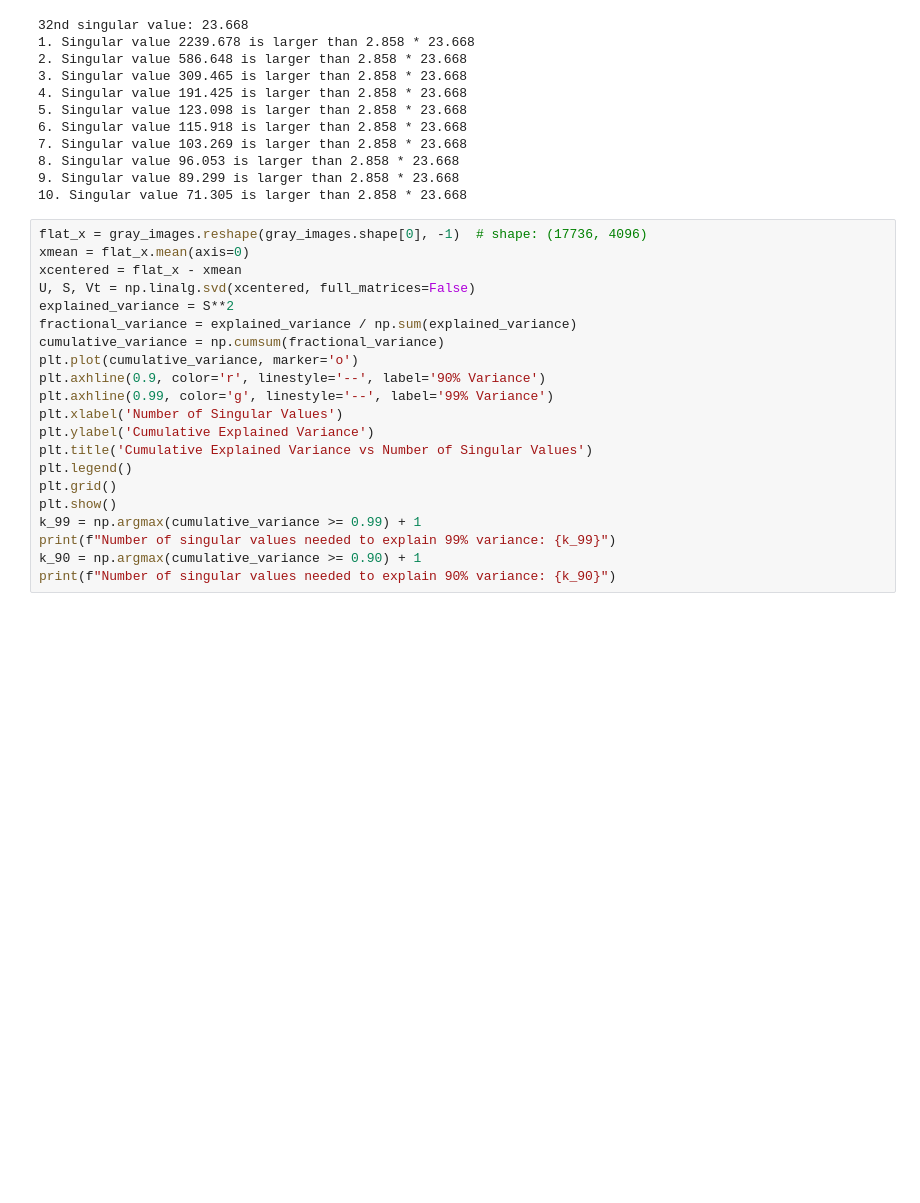
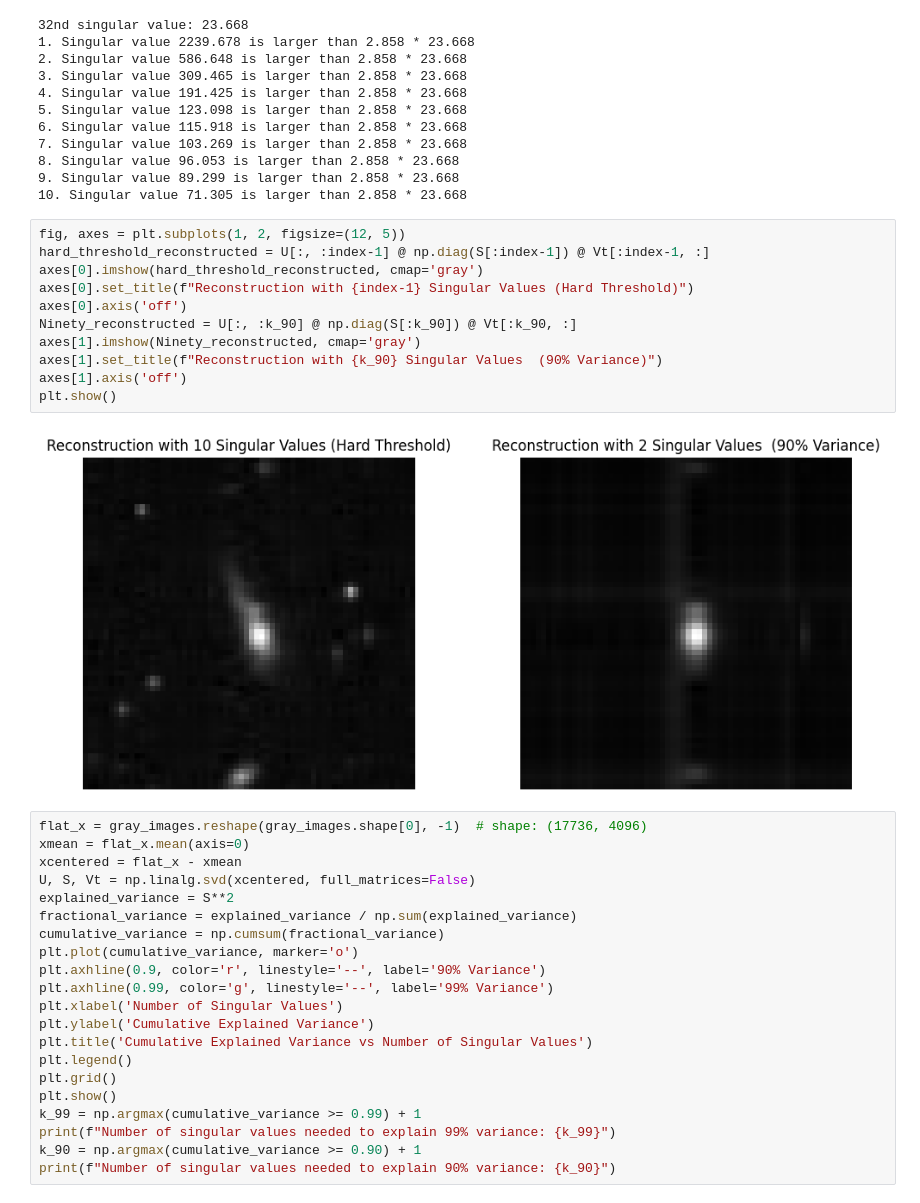
Before and after one commit to TarikOzpamuk/Astro_exercises, a Jupyter notebook: Astro_exercises3.ipynb, the cells around one changed output. Cells and saved outputs as stored; diff of their text form; blank space fills up the shorter version.

```diff
--- a/Astro_exercises3.ipynb
+++ b/Astro_exercises3.ipynb
@@ -119,6 +137,19 @@ for sigma in S:
 8. Singular value 96.053 is larger than 2.858 * 23.668
 9. Singular value 89.299 is larger than 2.858 * 23.668
 10. Singular value 71.305 is larger than 2.858 * 23.668
+# %%
+fig, axes = plt.subplots(1, 2, figsize=(12, 5))
+hard_threshold_reconstructed = U[:, :index-1] @ np.diag(S[:index-1]) @ Vt[:index-1, :]
+axes[0].imshow(hard_threshold_reconstructed, cmap='gray')
+axes[0].set_title(f"Reconstruction with {index-1} Singular Values (Hard Threshold)")
+axes[0].axis('off')
+Ninety_reconstructed = U[:, :k_90] @ np.diag(S[:k_90]) @ Vt[:k_90, :]
+axes[1].imshow(Ninety_reconstructed, cmap='gray')
+axes[1].set_title(f"Reconstruction with {k_90} Singular Values  (90% Variance)")
+axes[1].axis('off')
+plt.show()
+# %% [output]
+[figure, added]
 # %%
 flat_x = gray_images.reshape(gray_images.shape[0], -1)  # shape: (17736, 4096)
 xmean = flat_x.mean(axis=0)
```
Also changed, not shown: parts of 10 cells of this notebook, 2 other files.
